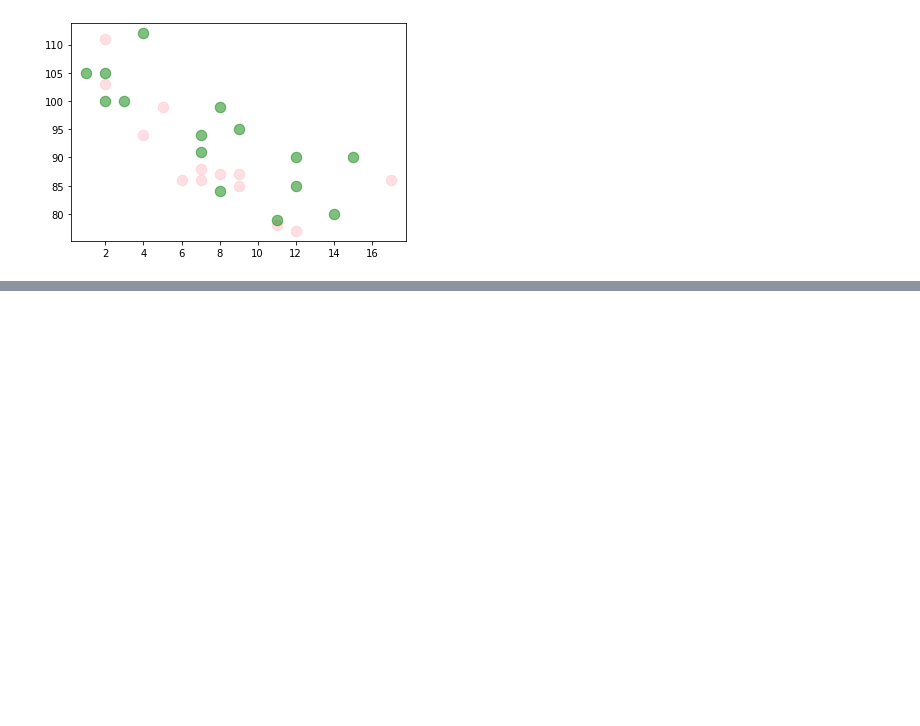
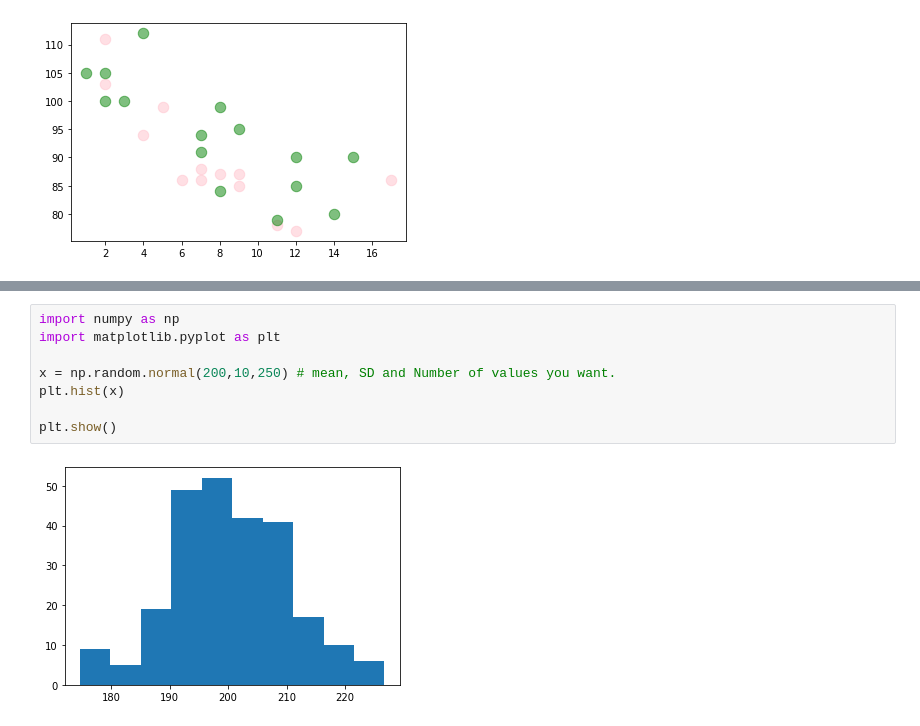
Before and after one commit to ISHaNT-CHaHaR/DSA_bliss, a Jupyter notebook: Data_vis.ipynb, the cells around one changed output, grey strips where cells are left out. Saved outputs shown, nothing was run; the diff lists cells and outputs as text; blank space fills up the shorter version.

```diff
--- a/Data_vis.ipynb
+++ b/Data_vis.ipynb
@@ -240,0 +273,10 @@ plt.scatter(x, y, color = 'g',alpha=0.5, s = 110)
+# %%
+import numpy as np
+import matplotlib.pyplot as plt
+
+x = np.random.normal(200,10,250) # mean, SD and Number of values you want.
+plt.hist(x)
+
+plt.show()
+# %% [output]
+[figure, added]
```
Also changed, not shown: parts of 7 cells of this notebook.
